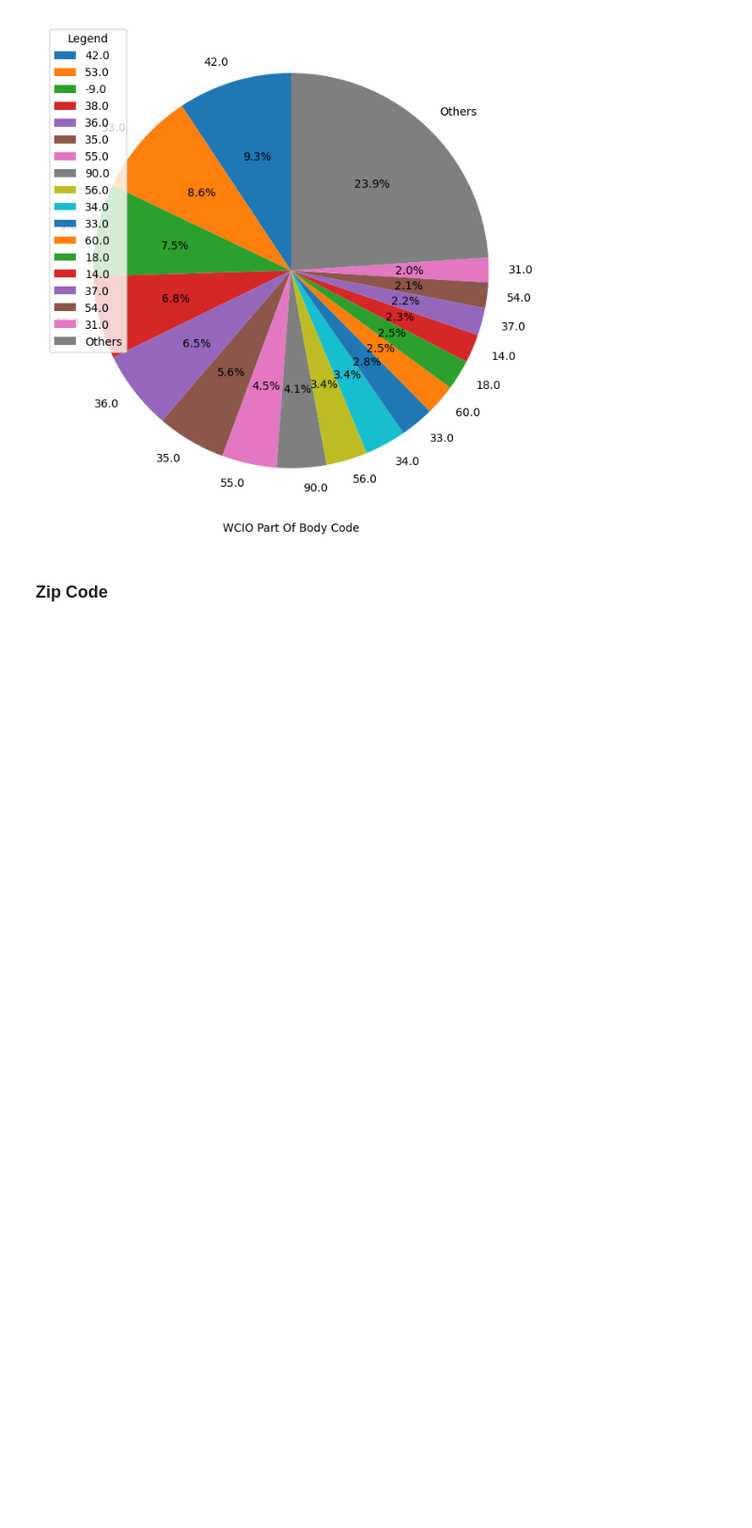
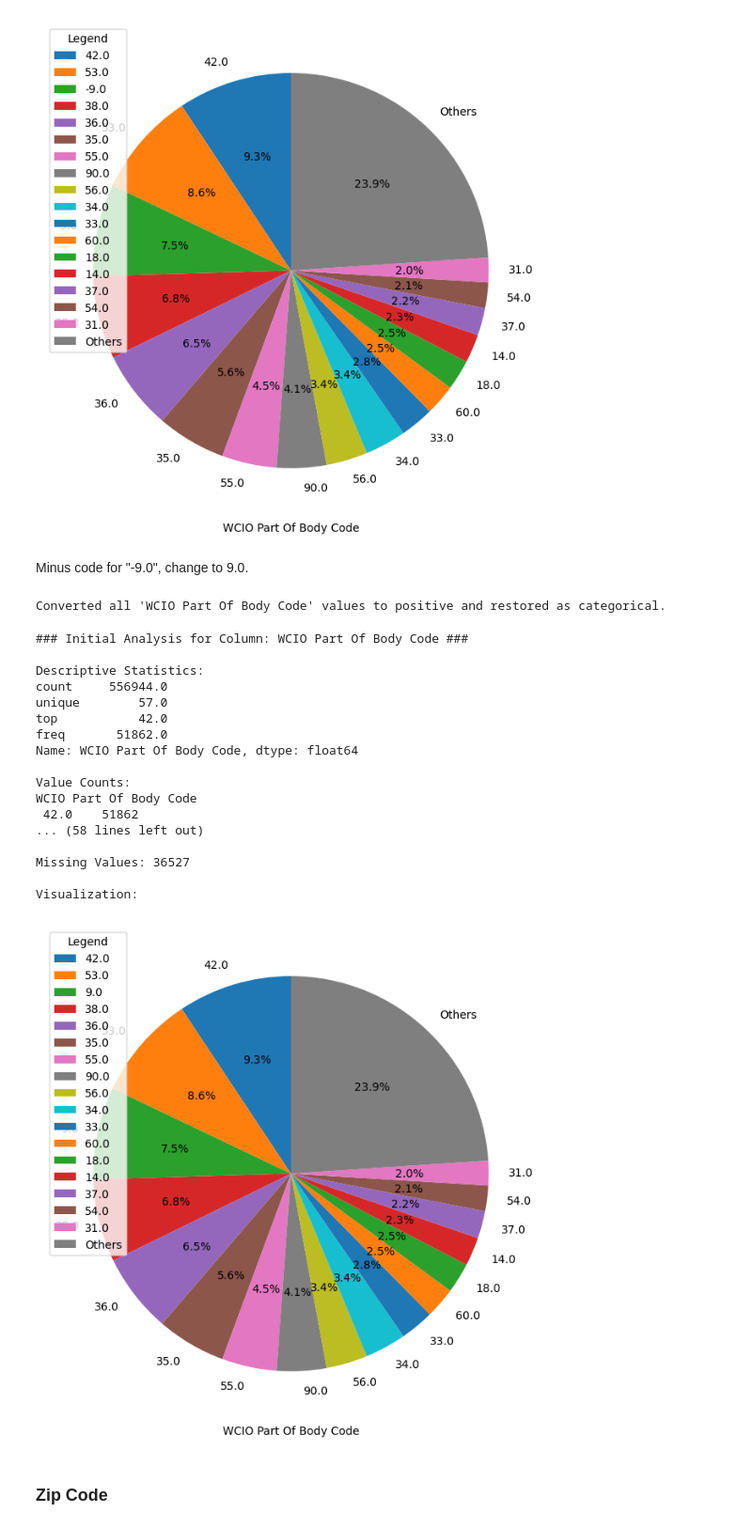
Before and after one commit to berthlou/DSAA_ML_41, a Jupyter notebook: code/exploratory_analysis/exploratory_analysis_preprocessing_louis.ipynb, the cells around one changed output. Shown at 94% size. Drawn from its saved outputs; the diff is of its cells as text; code cells hidden in the pictures; blank space fills up the shorter version.

```diff
--- a/code/exploratory_analysis/exploratory_analysis_preprocessing_louis.ipynb
+++ b/code/exploratory_analysis/exploratory_analysis_preprocessing_louis.ipynb
@@ -450,6 +456,37 @@ Missing Values: 36527
 
 Visualization:
 [figure]
+# %% [markdown]
+Minus code for "-9.0", change to 9.0.
+# %%
+# Temporarily convert to numeric to apply absolute value, then convert back to category
+df_train["WCIO Part Of Body Code"] = pd.to_numeric(df_train["WCIO Part Of Body Code"], errors='coerce').abs().astype('category')
+df_test["WCIO Part Of Body Code"] = pd.to_numeric(df_test["WCIO Part Of Body Code"], errors='coerce').abs().astype('category')
+
+print("Converted all 'WCIO Part Of Body Code' values to positive and restored as categorical.")
+# %% [output]
+Converted all 'WCIO Part Of Body Code' values to positive and restored as categorical.
+# %%
+initial_analysis(df_train, "WCIO Part Of Body Code")
+# %% [output]
+### Initial Analysis for Column: WCIO Part Of Body Code ###
+
+Descriptive Statistics:
+count     556944.0
+unique        57.0
+top           42.0
+freq       51862.0
+Name: WCIO Part Of Body Code, dtype: float64
+
+Value Counts:
+WCIO Part Of Body Code
+ 42.0    51862
+... (58 lines left out)
+
+Missing Values: 36527
+
+Visualization:
+[figure, added]
 # %% [markdown]
 ### Zip Code
 # %%
```
Also changed, not shown: parts of 9 cells of this notebook.
